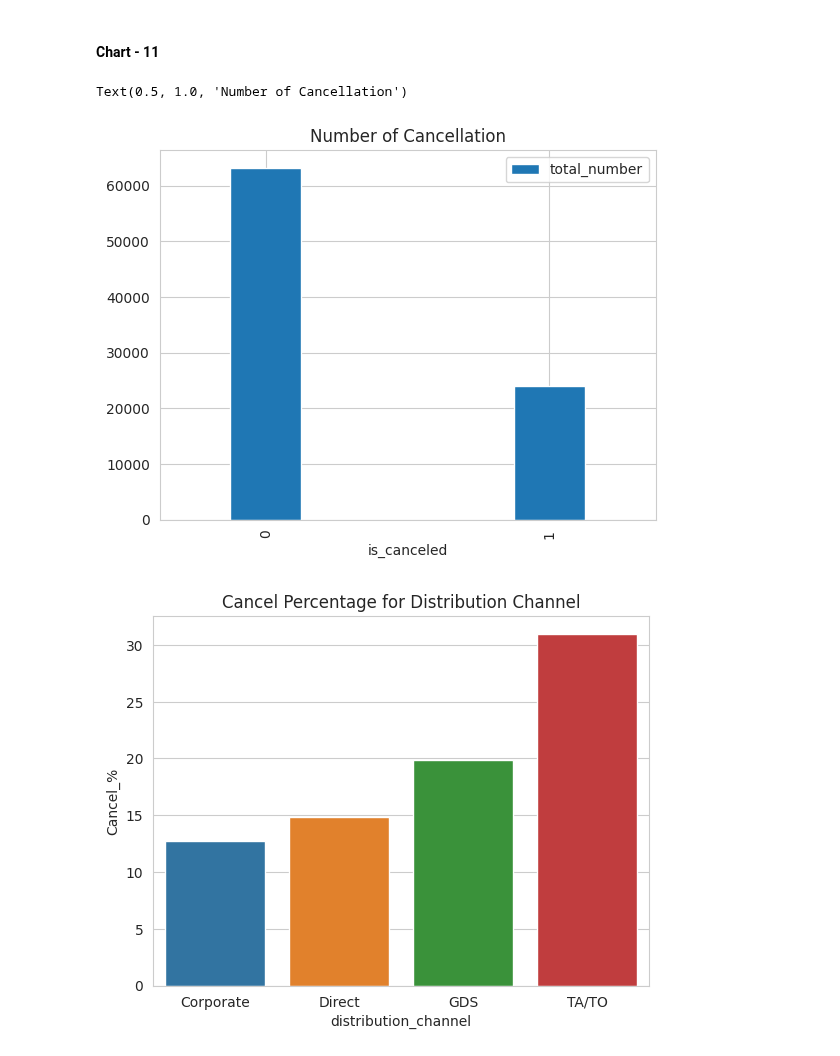
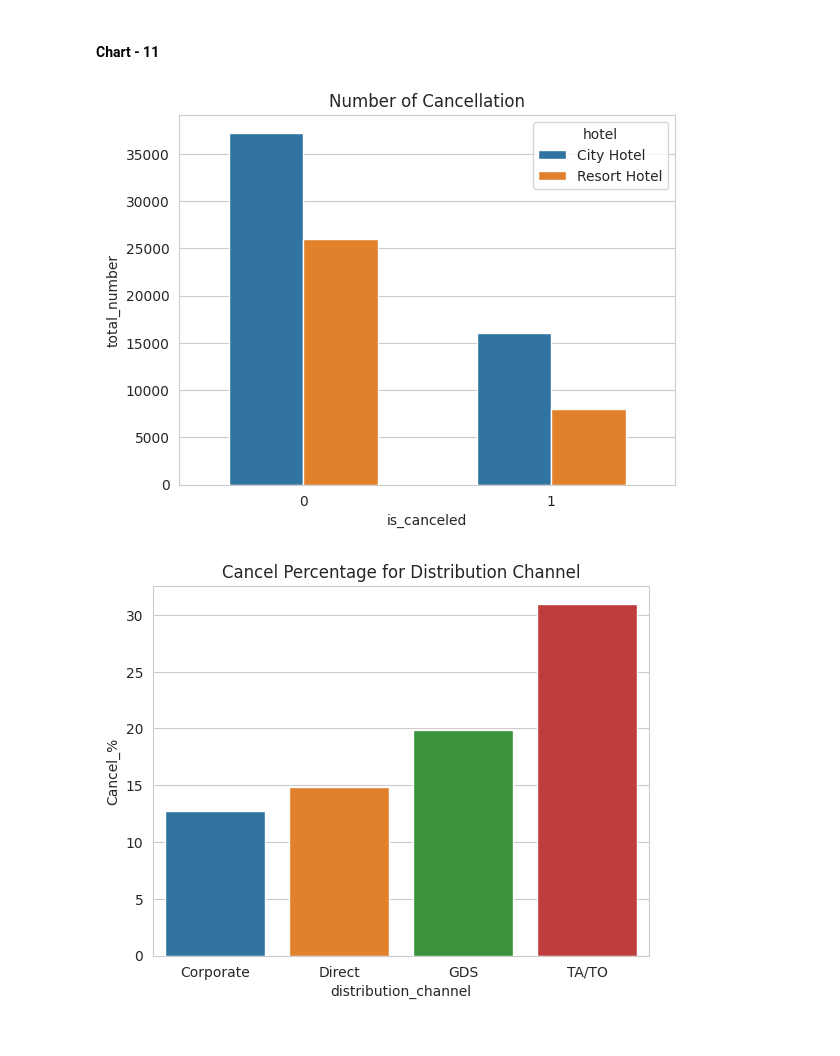
Before and after one commit to Hrishik-D/CapstoneProject_EDA_Hotel_Analysis, a Jupyter notebook: EDA_Hotel_Analysis_Individual.ipynb, the cells around one changed output. Saved outputs shown, nothing was run; the diff lists cells and outputs as text; code cells hidden in the pictures.

```diff
--- a/EDA_Hotel_Analysis_Individual.ipynb
+++ b/EDA_Hotel_Analysis_Individual.ipynb
@@ -748,9 +754,12 @@ Negative Impacts and Considerations:
 # %% [markdown]
 #### Chart - 11
 # %%
-df1.groupby('is_canceled').size().reset_index().rename( columns = {0:'total_number'}).plot(kind='bar',x='is_canceled', y ='total_number',width=0.25 )
+#Number of cancellation
+
+x11 = df1.groupby(['is_canceled','hotel']).size().reset_index().rename( columns = {0:'total_number'})
+sns.barplot(data =x11, x = 'is_canceled',y='total_number',hue='hotel',width = 0.6)
 plt.title("Number of Cancellation")
+plt.show()
 # %% [output]
-Text(0.5, 1.0, 'Number of Cancellation')
-[figure, old version]
+[figure, new version]
 # %%
```
Also changed, not shown: parts of 16 cells of this notebook.
